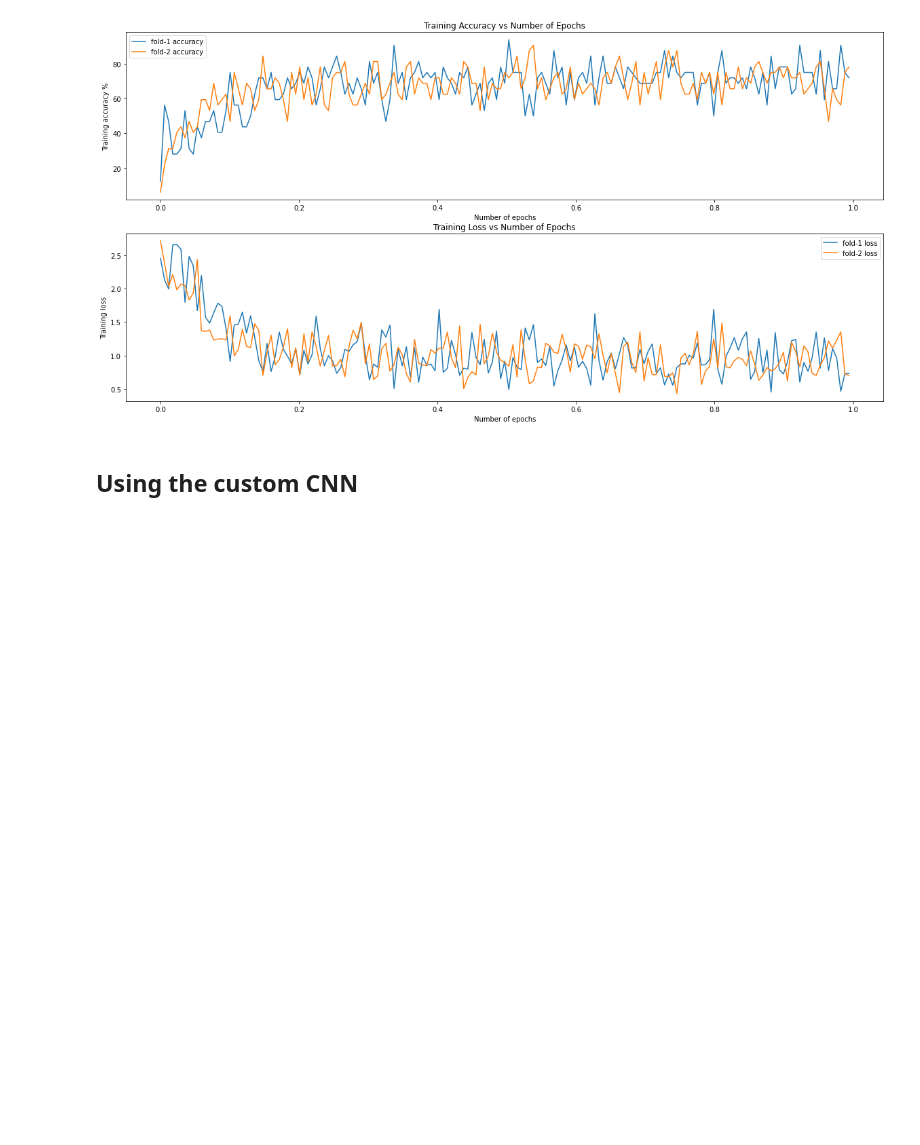
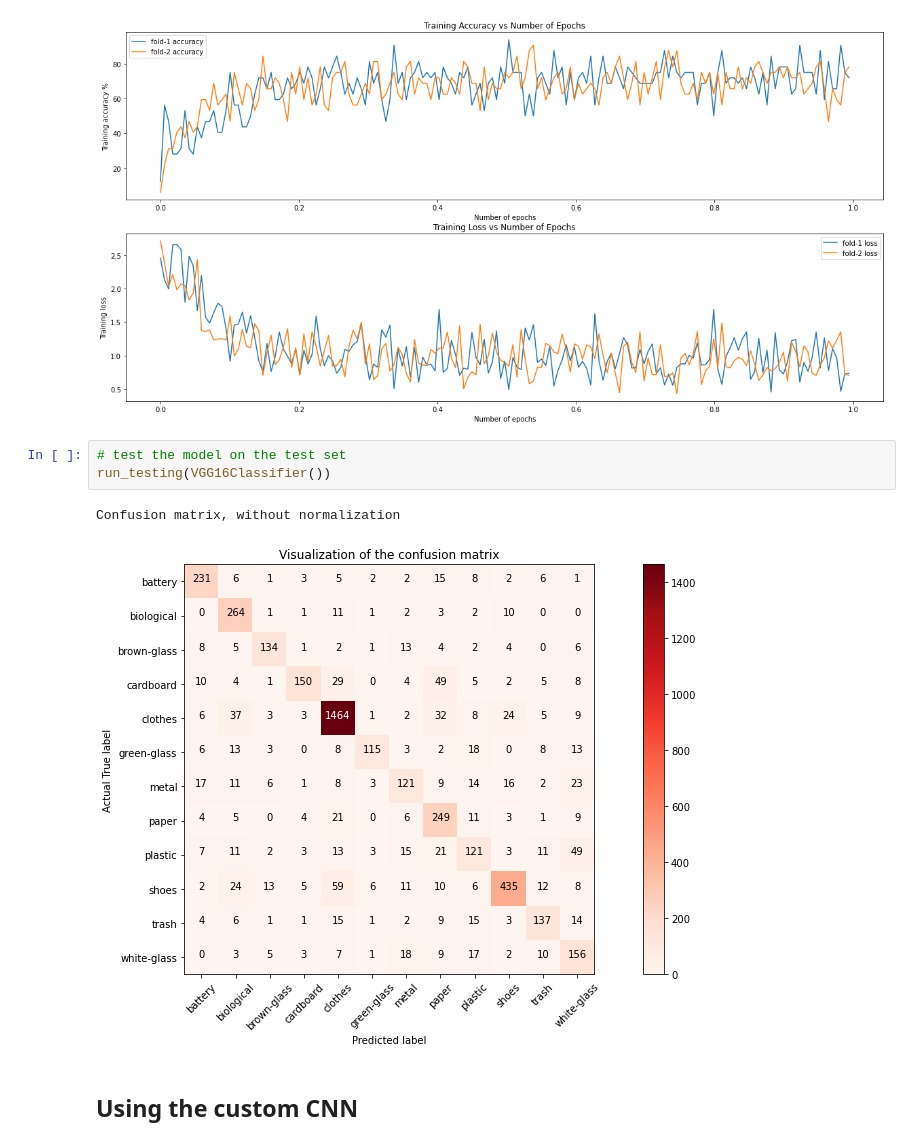
Before and after one commit to krsnvijay/COMP-6771-garbage-classification, a Jupyter notebook: garbage_classifier.ipynb, the cells around one changed output. Saved outputs shown, nothing was run; the diff lists cells and outputs as text; blank space fills up the shorter version.

```diff
--- a/garbage_classifier.ipynb
+++ b/garbage_classifier.ipynb
@@ -439,6 +464,12 @@ plot_training_metrics(epoch_metrics_df)
 Confusion matrix, without normalization
 [figure]
 [figure]
+# %%
+# test the model on the test set
+run_testing(VGG16Classifier())
+# %% [output]
+Confusion matrix, without normalization
+[figure, added]
 # %% [markdown]
 ## Using the custom CNN
 # %%
```
Also changed, not shown: parts of 6 cells of this notebook.
